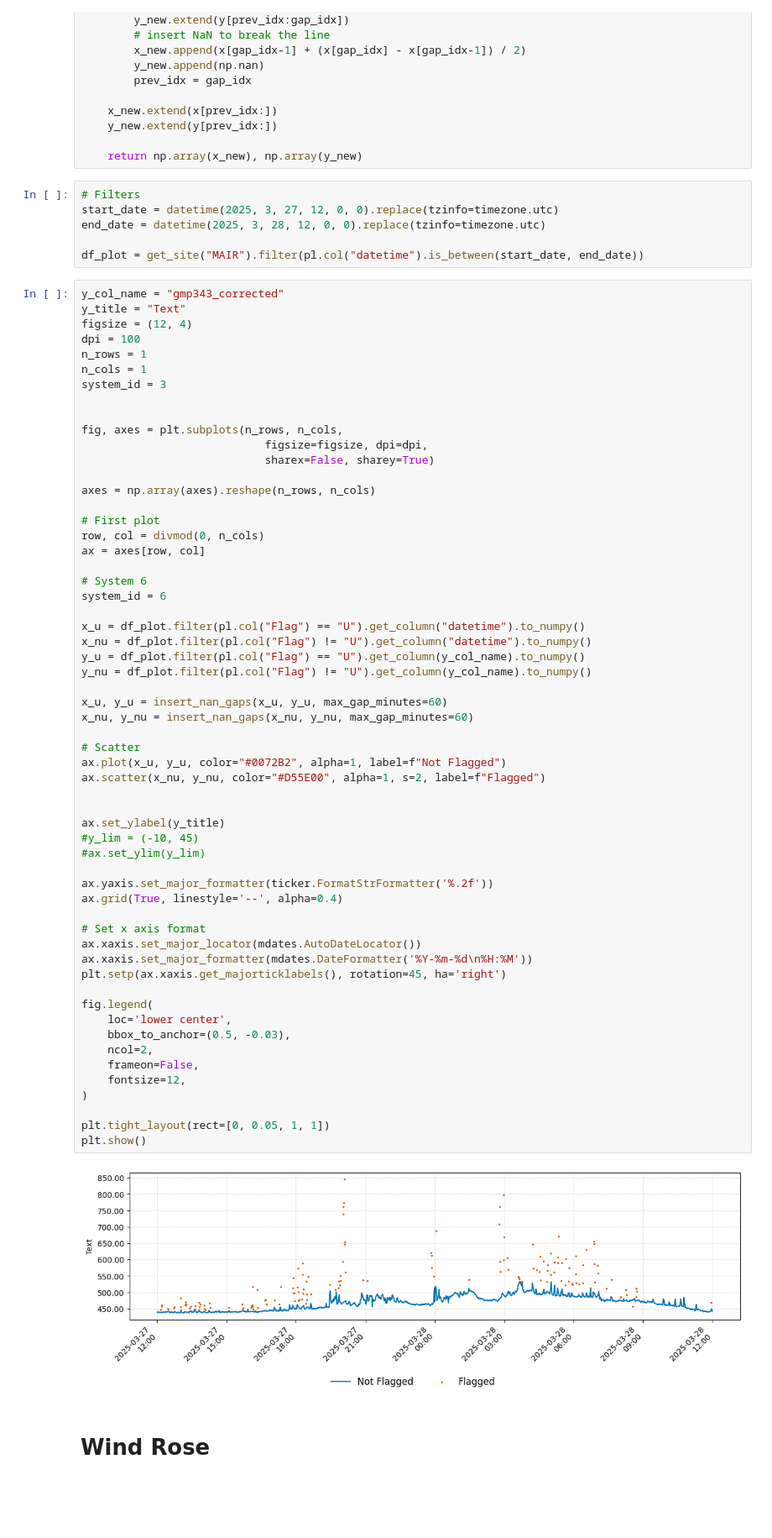
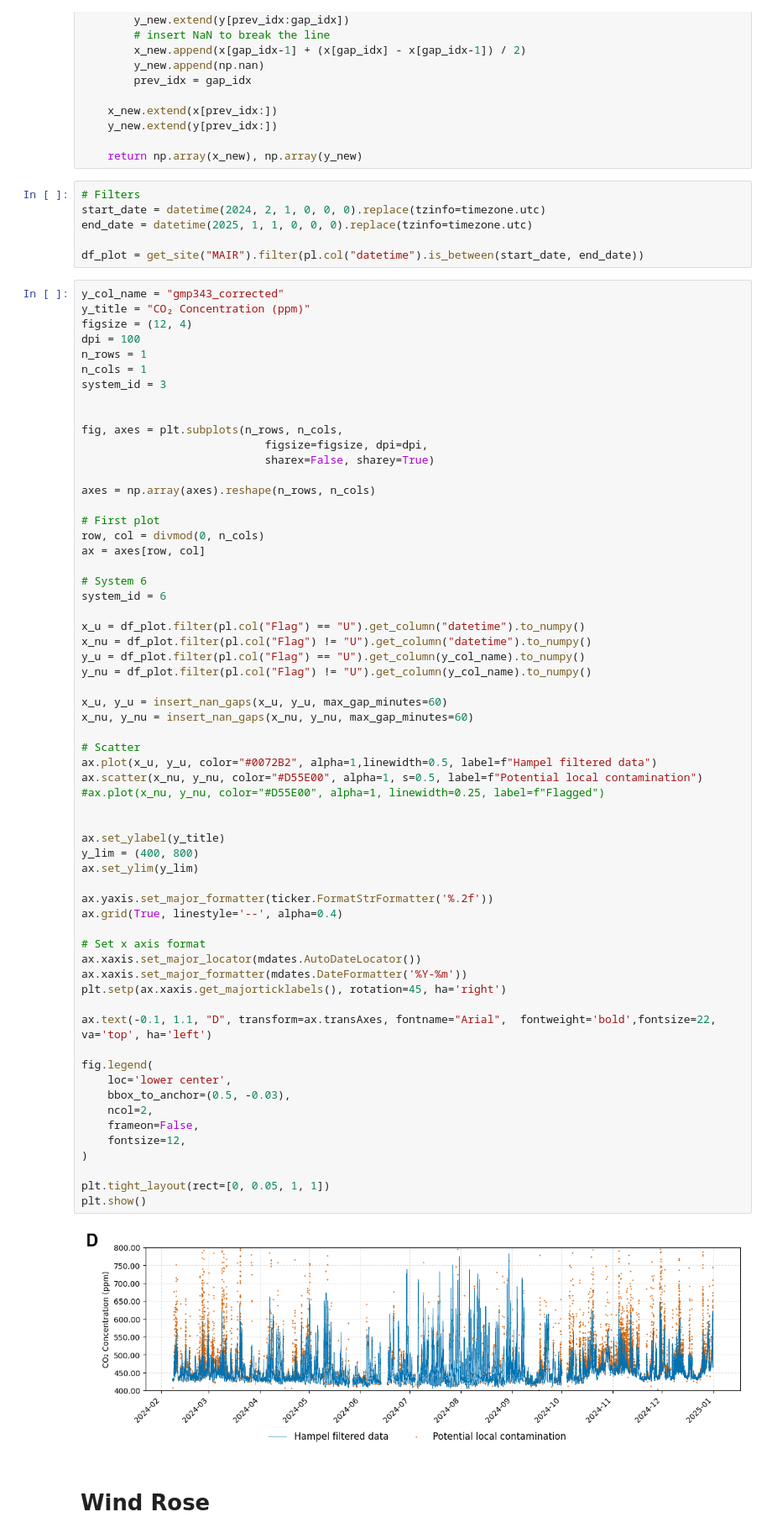
Before and after one commit to tum-esm/ACROPOLIS-data-processing, a Jupyter notebook: notebooks/processing_methods/hampel_filter_plots.ipynb, the cells around one changed output. Shown at 84% size. Cells and saved outputs as stored; diff of their text form; blank space fills up the shorter version.

Commit message:
version with publication plot

```diff
--- a/notebooks/processing_methods/hampel_filter_plots.ipynb
+++ b/notebooks/processing_methods/hampel_filter_plots.ipynb
@@ -55,13 +55,13 @@ def insert_nan_gaps(x, y, max_gap_minutes=60):
     return np.array(x_new), np.array(y_new)
 # %%
 # Filters
-start_date = datetime(2025, 3, 27, 12, 0, 0).replace(tzinfo=timezone.utc)
-end_date = datetime(2025, 3, 28, 12, 0, 0).replace(tzinfo=timezone.utc)
+start_date = datetime(2024, 2, 1, 0, 0, 0).replace(tzinfo=timezone.utc)
+end_date = datetime(2025, 1, 1, 0, 0, 0).replace(tzinfo=timezone.utc)
 
 df_plot = get_site("MAIR").filter(pl.col("datetime").is_between(start_date, end_date))
 # %%
 y_col_name = "gmp343_corrected"
-y_title = "Text"
+y_title = "CO₂ Concentration (ppm)"
 figsize = (12, 4)
 dpi = 100
 n_rows = 1
@@ -86,39 +86,42 @@ x_u = df_plot.filter(pl.col("Flag") == "U").get_column("datetime").to_numpy()
 x_nu = df_plot.filter(pl.col("Flag") != "U").get_column("datetime").to_numpy()
 y_u = df_plot.filter(pl.col("Flag") == "U").get_column(y_col_name).to_numpy()
 y_nu = df_plot.filter(pl.col("Flag") != "U").get_column(y_col_name).to_numpy()
 
 x_u, y_u = insert_nan_gaps(x_u, y_u, max_gap_minutes=60)
 x_nu, y_nu = insert_nan_gaps(x_nu, y_nu, max_gap_minutes=60)
 
 # Scatter
-ax.plot(x_u, y_u, color="#0072B2", alpha=1, label=f"Not Flagged")
-ax.scatter(x_nu, y_nu, color="#D55E00", alpha=1, s=2, label=f"Flagged")
+ax.plot(x_u, y_u, color="#0072B2", alpha=1,linewidth=0.5, label=f"Hampel filtered data")
+ax.scatter(x_nu, y_nu, color="#D55E00", alpha=1, s=0.5, label=f"Potential local contamination")
+#ax.plot(x_nu, y_nu, color="#D55E00", alpha=1, linewidth=0.25, label=f"Flagged")
 
 
 ax.set_ylabel(y_title)
-#y_lim = (-10, 45)
-#ax.set_ylim(y_lim)
+y_lim = (400, 800)
+ax.set_ylim(y_lim)
 
 ax.yaxis.set_major_formatter(ticker.FormatStrFormatter('%.2f'))
 ax.grid(True, linestyle='--', alpha=0.4)
 
 # Set x axis format
 ax.xaxis.set_major_locator(mdates.AutoDateLocator())
-ax.xaxis.set_major_formatter(mdates.DateFormatter('%Y-%m-%d\n%H:%M'))
+ax.xaxis.set_major_formatter(mdates.DateFormatter('%Y-%m'))
 plt.setp(ax.xaxis.get_majorticklabels(), rotation=45, ha='right')
+
+ax.text(-0.1, 1.1, "D", transform=ax.transAxes, fontname="Arial",  fontweight='bold',fontsize=22, va='top', ha='left')
 
 fig.legend(
     loc='lower center',
     bbox_to_anchor=(0.5, -0.03),
     ncol=2,
     frameon=False,
     fontsize=12,
 )
 
 plt.tight_layout(rect=[0, 0.05, 1, 1])
 plt.show()
 # %% [output]
-[figure, old version]
+[figure, new version]
 # %% [markdown]
 # Wind Rose
 # %%
```
Also changed, not shown: parts of 1 cell of this notebook.
